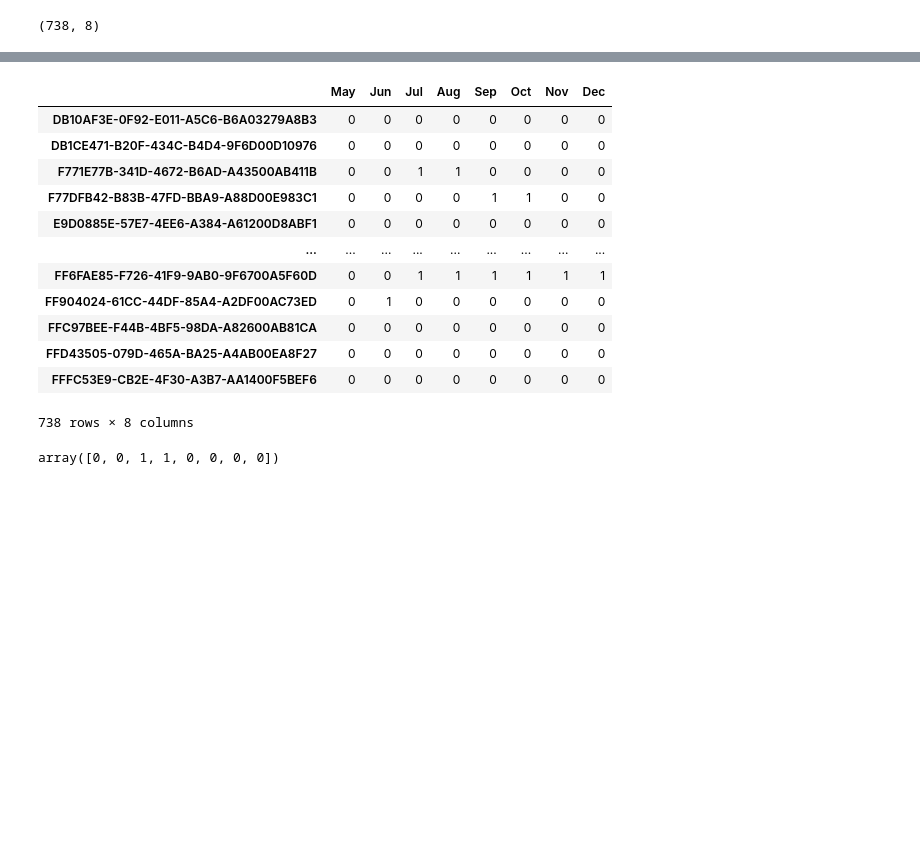
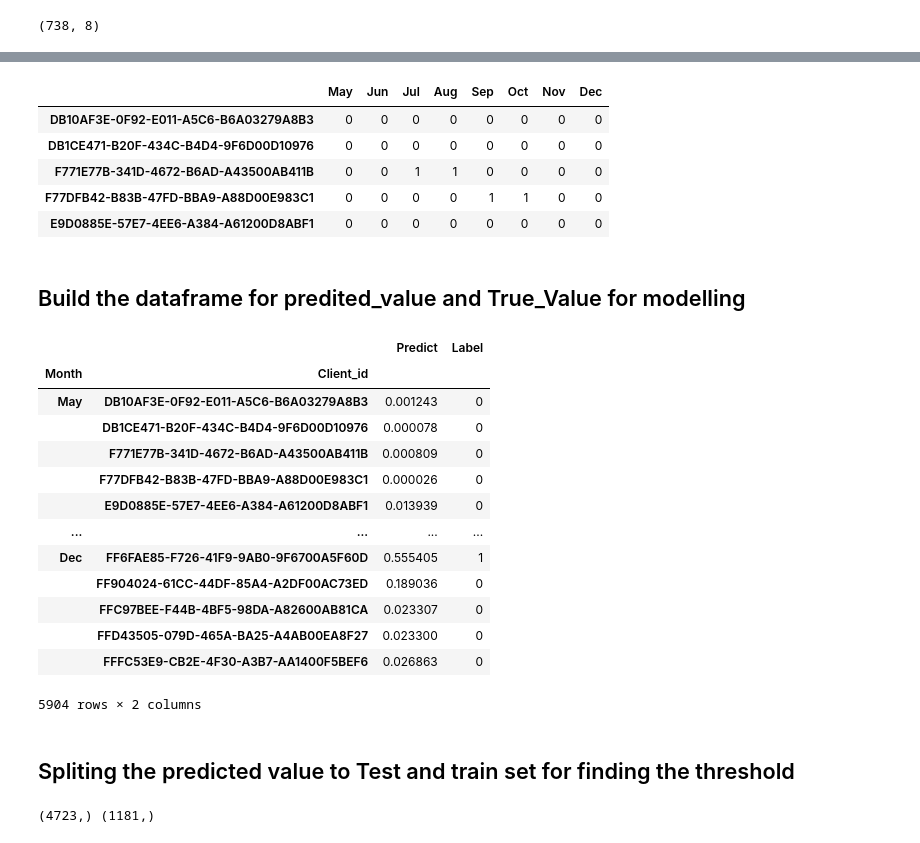
Before and after one commit to yunliu0/COMP90024, a Jupyter notebook: LSTM_Anomaly_Detection.ipynb, the cells around one changed output, grey strips where cells are left out. Saved outputs shown, nothing was run; the diff lists cells and outputs as text; code cells hidden in the pictures; blank space fills up the shorter version.

```diff
--- a/LSTM_Anomaly_Detection.ipynb
+++ b/LSTM_Anomaly_Detection.ipynb
@@ -304,20 +289,11 @@ preidct_df.head()
 # %%
-True_df
+True_df.head()
 # %% [output]
 |  | May | Jun | Jul | Aug | Sep | Oct | Nov | Dec |
 | DB10AF3E-0F92-E011-A5C6-B6A03279A8B3 | 0 | 0 | 0 | 0 | 0 | 0 | 0 | 0 |
 | DB1CE471-B20F-434C-B4D4-9F6D00D10976 | 0 | 0 | 0 | 0 | 0 | 0 | 0 | 0 |
 | F771E77B-341D-4672-B6AD-A43500AB411B | 0 | 0 | 1 | 1 | 0 | 0 | 0 | 0 |
 | F77DFB42-B83B-47FD-BBA9-A88D00E983C1 | 0 | 0 | 0 | 0 | 1 | 1 | 0 | 0 |
 | E9D0885E-57E7-4EE6-A384-A61200D8ABF1 | 0 | 0 | 0 | 0 | 0 | 0 | 0 | 0 |
-| ... | ... | ... | ... | ... | ... | ... | ... | ... |
-| FF6FAE85-F726-41F9-9AB0-9F6700A5F60D | 0 | 0 | 1 | 1 | 1 | 1 | 1 | 1 |
-| FF904024-61CC-44DF-85A4-A2DF00AC73ED | 0 | 1 | 0 | 0 | 0 | 0 | 0 | 0 |
-| FFC97BEE-F44B-4BF5-98DA-A82600AB81CA | 0 | 0 | 0 | 0 | 0 | 0 | 0 | 0 |
-| FFD43505-079D-465A-BA25-A4AB00EA8F27 | 0 | 0 | 0 | 0 | 0 | 0 | 0 | 0 |
-| FFFC53E9-CB2E-4F30-A3B7-AA1400F5BEF6 | 0 | 0 | 0 | 0 | 0 | 0 | 0 | 0 |
-738 rows × 8 columns
-# %%
-y_test[2]
-# %% [output]
-array([0, 0, 1, 1, 0, 0, 0, 0])
+# %% [markdown]
+## Build the dataframe for predited_value and True_Value for modelling
@@ -323,0 +315,23 @@ array([0, 0, 1, 1, 0, 0, 0, 0])
+# %%
+# build the datafame
+dataset=pd.DataFrame(zip(value_all,name_all,true_all),columns=['Predict','Month','Label'])
+dataset['Client_id']=client
+dataset.set_index(['Month','Client_id'],inplace=True)
+dataset
+# %% [output]
+|  |  | Predict | Label |
+| Month | Client_id |  |  |
+| May | DB10AF3E-0F92-E011-A5C6-B6A03279A8B3 | 0.001243 | 0 |
+|  | DB1CE471-B20F-434C-B4D4-9F6D00D10976 | 0.000078 | 0 |
+|  | F771E77B-341D-4672-B6AD-A43500AB411B | 0.000809 | 0 |
+|  | F77DFB42-B83B-47FD-BBA9-A88D00E983C1 | 0.000026 | 0 |
+|  | E9D0885E-57E7-4EE6-A384-A61200D8ABF1 | 0.013939 | 0 |
+| ... | ... | ... | ... |
+| Dec | FF6FAE85-F726-41F9-9AB0-9F6700A5F60D | 0.555405 | 1 |
+|  | FF904024-61CC-44DF-85A4-A2DF00AC73ED | 0.189036 | 0 |
+|  | FFC97BEE-F44B-4BF5-98DA-A82600AB81CA | 0.023307 | 0 |
+|  | FFD43505-079D-465A-BA25-A4AB00EA8F27 | 0.023300 | 0 |
+|  | FFFC53E9-CB2E-4F30-A3B7-AA1400F5BEF6 | 0.026863 | 0 |
+5904 rows × 2 columns
+# %% [markdown]
+## Spliting the predicted value to Test and train set for finding the threshold
@@ -323,0 +343,13 @@ array([0, 0, 1, 1, 0, 0, 0, 0])
+# %%
+'''split the datasets'''
+# X
+train_xth = train.Predict
+test_xth = test.Predict
+
+# Y
+train_yth = train.Label
+test_yth = test.Label
+
+print(train_xth.shape,test_xth.shape)
+# %% [output]
+(4723,) (1181,)
```
Also changed, not shown: parts of 24 cells of this notebook, 1 other file.
